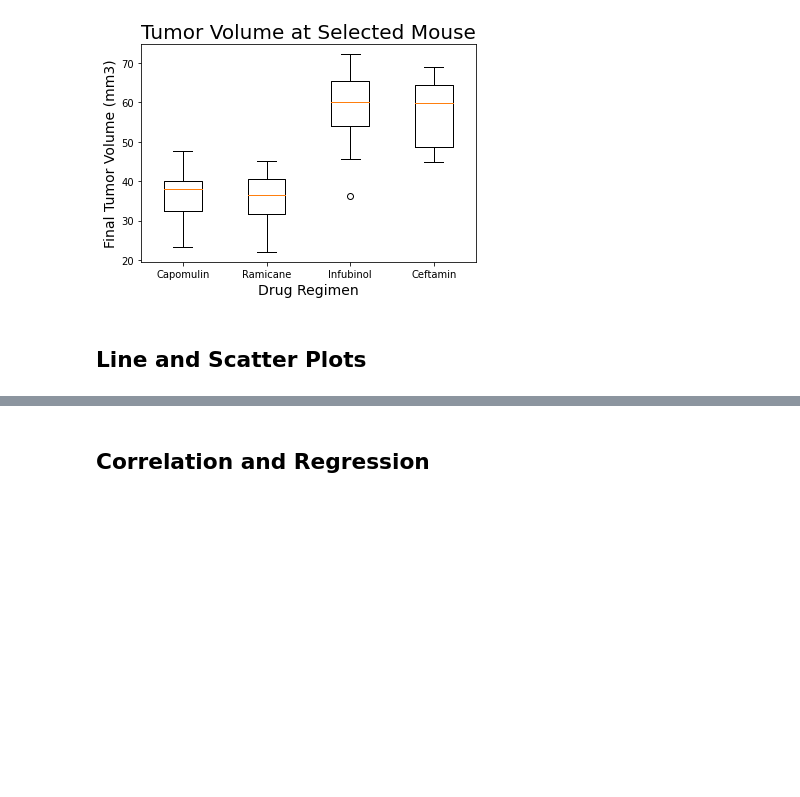
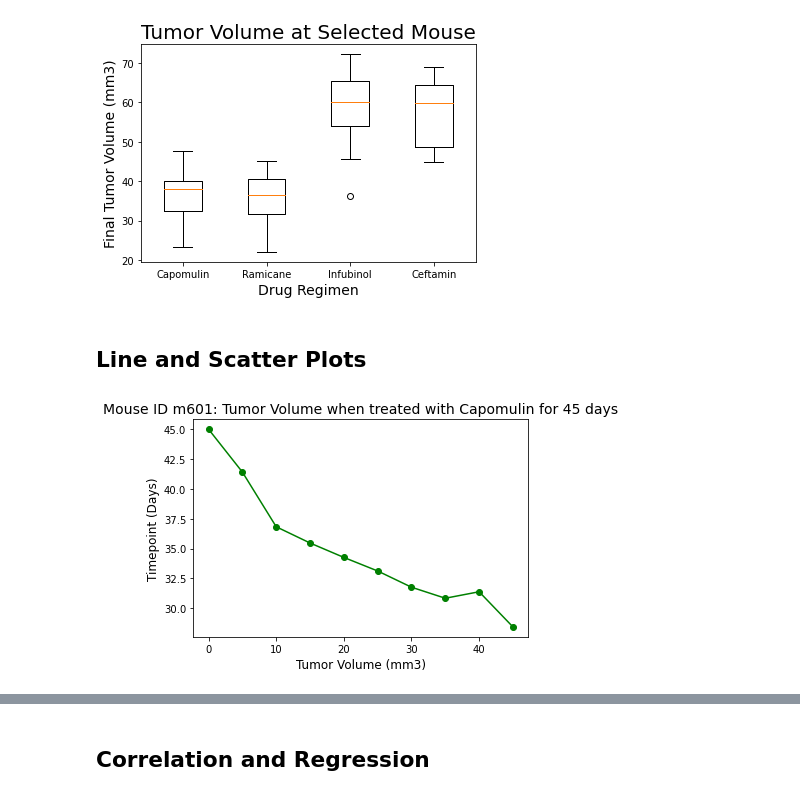
Before and after one commit to StephanieMcNutt/matplotlib_challenge, a Jupyter notebook: main.ipynb, the cells around one changed output, grey strips where cells are left out. Cells and saved outputs as stored; diff of their text form; code cells hidden in the pictures; blank space fills up the shorter version.

Commit message:
Line Graph

```diff
--- a/main.ipynb
+++ b/main.ipynb
@@ -372,3 +372,24 @@ plt.show()
 ## Line and Scatter Plots
 # %%
 # Generate a line plot of tumor volume vs. time point for a mouse treated with Capomulin
+#Scatter plot for mouse m601
+#Creat m601 data frame
+mouse_m601 = clean_df.loc[clean_df["Mouse ID"] == "m601"]
+#y-axis
+mouse_tumor = mouse_m601['Tumor Volume (mm3)']
+#mouse_tumor
+# %%
+#X axis
+mouse_time = mouse_m601['Timepoint']
+#mouse_time
+# %%
+#mouse_m601.plot.scatter('Timepoint','Tumor Volume (mm3)')
+plt.plot(mouse_time, mouse_tumor, 'g-o')
+
+plt.title("Mouse ID m601: Tumor Volume when treated with Capomulin for 45 days",fontsize = 14)
+
+plt.xlabel("Tumor Volume (mm3)",fontsize = 12)
+plt.ylabel("Timepoint (Days)",fontsize = 12)
+plt.show()
+# %% [output]
+[figure, added]
```
Also changed, not shown: parts of 2 cells of this notebook.
